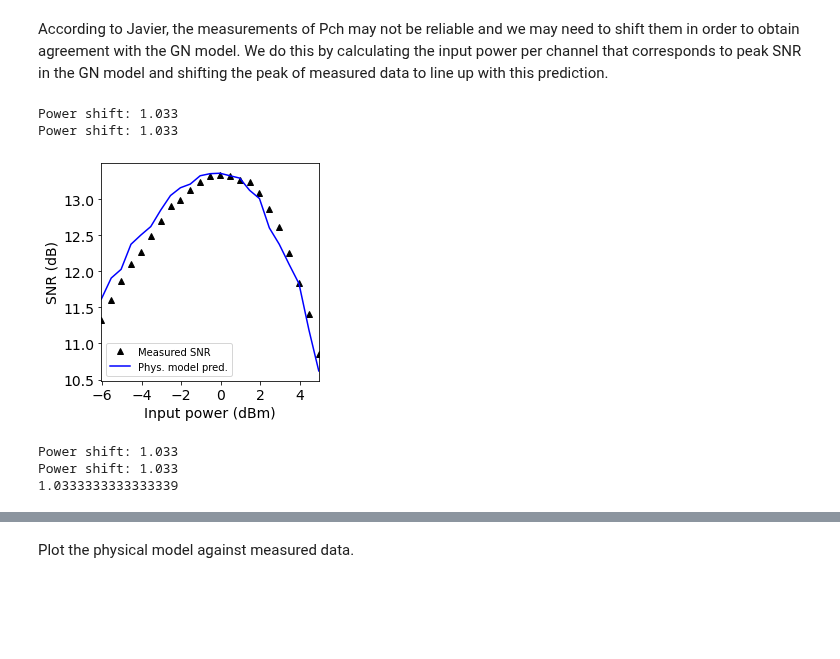
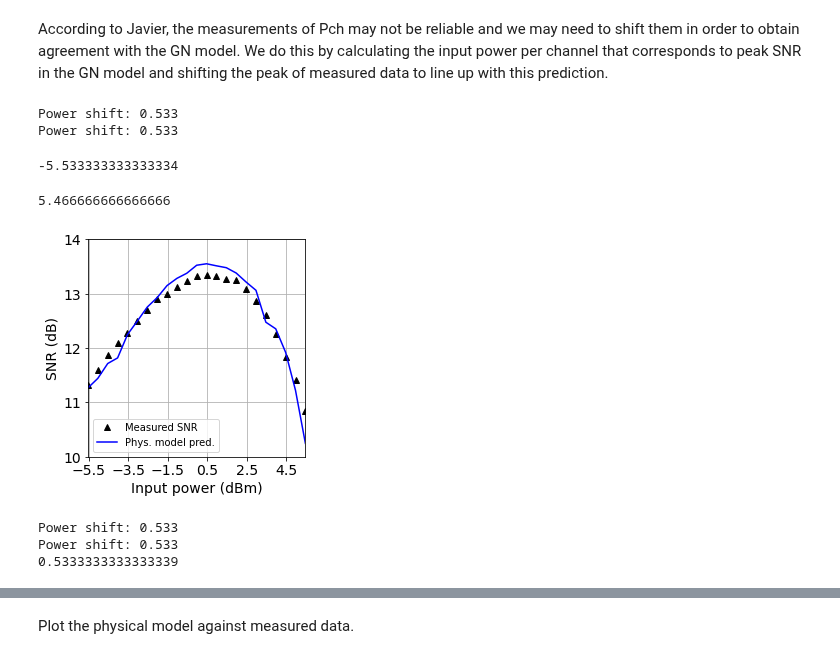
Before and after one commit to joshnevin/physics_enhanced_GPs, a Jupyter notebook: GN_model_enhanced_GPs_comp_pvar.ipynb, the cells around one changed output, grey strips where cells are left out. Saved outputs shown, nothing was run; the diff lists cells and outputs as text; code cells hidden in the pictures; blank space fills up the shorter version.

Commit message:
modified power shift

```diff
--- a/GN_model_enhanced_GPs_comp_pvar.ipynb
+++ b/GN_model_enhanced_GPs_comp_pvar.ipynb
@@ -98,15 +103,25 @@ def predict_snr_pvar(pch, model, rseed, sig):
 unc_fac = 0.01
 nsr_std = convert_to_db(unc_fac*convert_to_lin(-15))
 # %%
-phys_model = GN_model(100, 1550, 1, 0.72, 18, 0.18, 35, 40.2, 50, 4.6, 10, -15, nsr_std, 4)
+#phys_model = GN_model(100, 1550, 1, 0.72, 18, 0.18, 35, 40.2, 50, 4.6, 10, -15, nsr_std, 4)
+phys_model = GN_model(100, 1550, 1, 0.72, 18, 0.2, 35, 40.2, 50, 4.6, 10, -15, nsr_std, 4)
 # %% [markdown]
 According to Javier, the measurements of Pch may not be reliable and we may need to shift them in order to obtain agreement with the GN model. We do this by calculating the input power per channel that corresponds to peak SNR in the GN model and shifting the peak of measured data to line up with this prediction.
 # %%
-emp_pk = 0.7
+#emp_pk = 0.7
+emp_pk = 1.2
 pch_sub_shifted = shift_pch(pch_sub, emp_pk)
 pch_shifted = shift_pch(pch, emp_pk)
 pch_gn_example, snr_phys_example = gen_phys_targets(phys_model, pch_shifted, len(snr), 0.5/3, 3)
 #pch_gn_example, snr_phys_example = gen_phys_targets(phys_model, pch, len(snr))
 # %% [output]
-Power shift: 1.033
-Power shift: 1.033
+Power shift: 0.533
+Power shift: 0.533
+# %%
+pch_shifted[0]
+# %% [output]
+-5.533333333333334
+# %%
+pch_shifted[-1]
+# %% [output]
+5.466666666666666
@@ -113,32 +133,37 @@ Power shift: 1.033
 # %%
 f, ax = plt.subplots()
 plt.plot(pch_shifted, snr, 'k^', label='Measured SNR')
 plt.plot(pch_gn_example, snr_phys_example, 'b-', label='Phys. model pred.')
 plt.xlim([pch_shifted[0], pch_shifted[-1]])
 #plt.xticks([-2.5, -1, 0.5, 2, 3.5 ])
-plt.xticks([-6, -4, -2, 0, 2, 4 ])
+#plt.xticks([-6, -4, -2, 0, 2, 4 ])
+plt.xticks([-5.5, -3.5, -1.5, 0.5, 2.5, 4.5])
+plt.ylim([10,14])
 plt.xlabel("Input power (dBm)")
 plt.ylabel("SNR (dB)")
 plt.legend(prop={'size':10})
 ax.set_aspect(1.0/ax.get_data_ratio(), adjustable='box')
 f.patch.set_facecolor('w')
-#plt.savefig('figures/gn_measurements_comp_pvar.pdf', dpi=200,bbox_inches='tight')
+plt.grid()
+plt.savefig('figures/gn_measurements_comp_pvar05.pdf', dpi=200,bbox_inches='tight')
+#plt.savefig('figures/test_unshifted.pdf', dpi=200,bbox_inches='tight')
 plt.show()
 # %% [output]
-[figure, old version]
+[figure, new version]
 # %%
 num_pts_phys = 10
 # %%
 pch_gn = np.linspace(pch[0], pch[-1], 100)
-emp_pk = 0.7
+#emp_pk = 0.7
+emp_pk = 1.2
 pch_sub_shifted = shift_pch(pch_sub, emp_pk)
 pch_shifted = shift_pch(pch, emp_pk)
 pch_gn_shifted, snr_phys = gen_phys_targets(phys_model, pch_shifted, num_pts_phys, 0.5/3, 3)
 print((emp_pk - pch_gn[np.argmax(phys_model.predict_snr(pch_gn))]))
 # %% [output]
-Power shift: 1.033
-Power shift: 1.033
-1.0333333333333339
+Power shift: 0.533
+Power shift: 0.533
+0.5333333333333339
 # %%
 f, ax = plt.subplots()
 plt.plot(pch_shifted, snr, 'k+', label='Full data')
```
Also changed, not shown: parts of 8 cells of this notebook, 1 other file.
